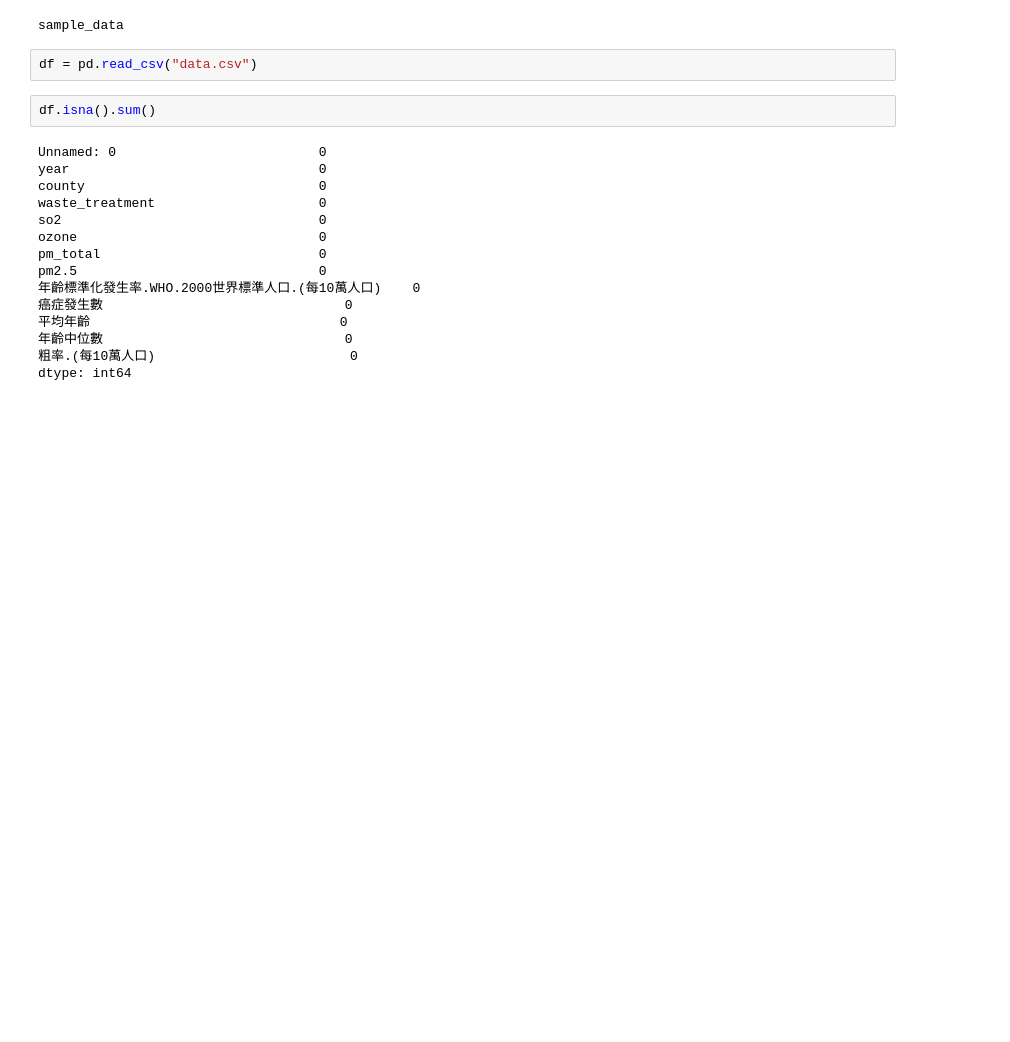
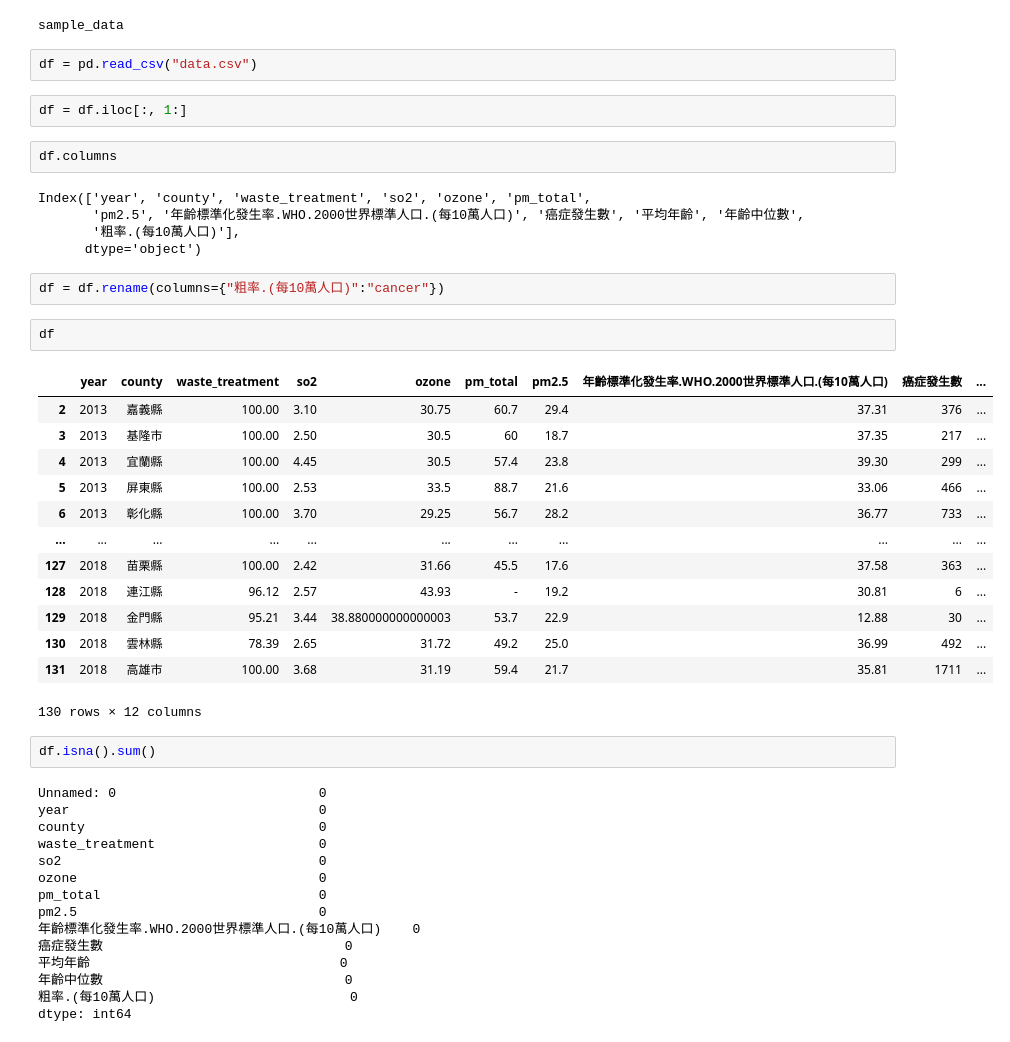
Before and after one commit to chenyenru/bio_ia_air, a Jupyter notebook: analysis.ipynb, the cells around one changed output. Cells and saved outputs as stored; diff of their text form; blank space fills up the shorter version.

```diff
--- a/analysis.ipynb
+++ b/analysis.ipynb
@@ -7,6 +8,33 @@ import seaborn as sns
 sample_data
 # %%
 df = pd.read_csv("data.csv")
+# %%
+df = df.iloc[:, 1:]
+# %%
+df.columns
+# %% [output]
+Index(['year', 'county', 'waste_treatment', 'so2', 'ozone', 'pm_total',
+       'pm2.5', '年齡標準化發生率.WHO.2000世界標準人口.(每10萬人口)', '癌症發生數', '平均年齡', '年齡中位數',
+       '粗率.(每10萬人口)'],
+      dtype='object')
+# %%
+df = df.rename(columns={"粗率.(每10萬人口)":"cancer"})
+# %%
+df
+# %% [output]
+|  | year | county | waste_treatment | so2 | ozone | pm_total | pm2.5 | 年齡標準化發生率.WHO.2000世界標準人口.(每10萬人口) | 癌症發生數 | ... |
+| 2 | 2013 | 嘉義縣 | 100.00 | 3.10 | 30.75 | 60.7 | 29.4 | 37.31 | 376 | ... |
+| 3 | 2013 | 基隆市 | 100.00 | 2.50 | 30.5 | 60 | 18.7 | 37.35 | 217 | ... |
+| 4 | 2013 | 宜蘭縣 | 100.00 | 4.45 | 30.5 | 57.4 | 23.8 | 39.30 | 299 | ... |
+| 5 | 2013 | 屏東縣 | 100.00 | 2.53 | 33.5 | 88.7 | 21.6 | 33.06 | 466 | ... |
+| 6 | 2013 | 彰化縣 | 100.00 | 3.70 | 29.25 | 56.7 | 28.2 | 36.77 | 733 | ... |
+| ... | ... | ... | ... | ... | ... | ... | ... | ... | ... | ... |
+| 127 | 2018 | 苗栗縣 | 100.00 | 2.42 | 31.66 | 45.5 | 17.6 | 37.58 | 363 | ... |
+| 128 | 2018 | 連江縣 | 96.12 | 2.57 | 43.93 | - | 19.2 | 30.81 | 6 | ... |
+| 129 | 2018 | 金門縣 | 95.21 | 3.44 | 38.880000000000003 | 53.7 | 22.9 | 12.88 | 30 | ... |
+| 130 | 2018 | 雲林縣 | 78.39 | 2.65 | 31.72 | 49.2 | 25.0 | 36.99 | 492 | ... |
+| 131 | 2018 | 高雄市 | 100.00 | 3.68 | 31.19 | 59.4 | 21.7 | 35.81 | 1711 | ... |
+130 rows × 12 columns
 # %%
 df.isna().sum()
 # %% [output]
```
Also changed, not shown: parts of 10 cells of this notebook.
